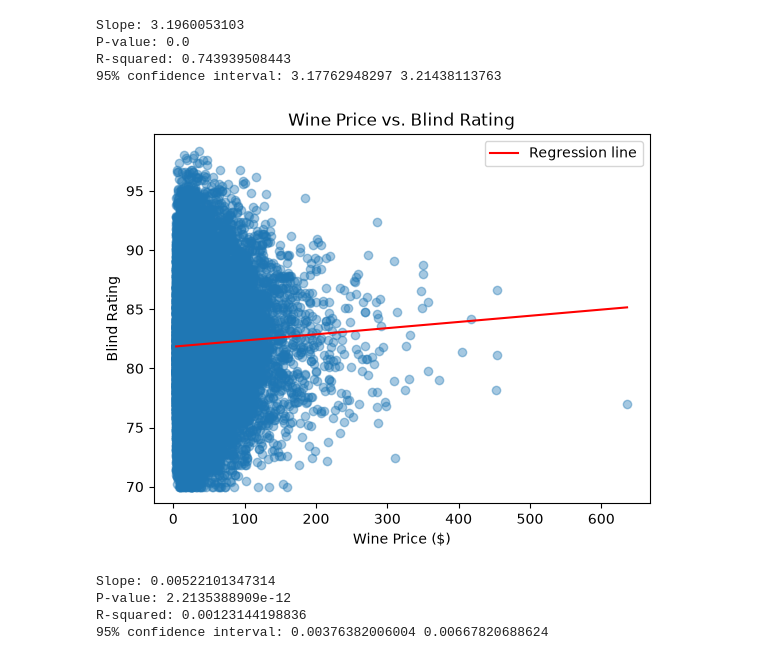
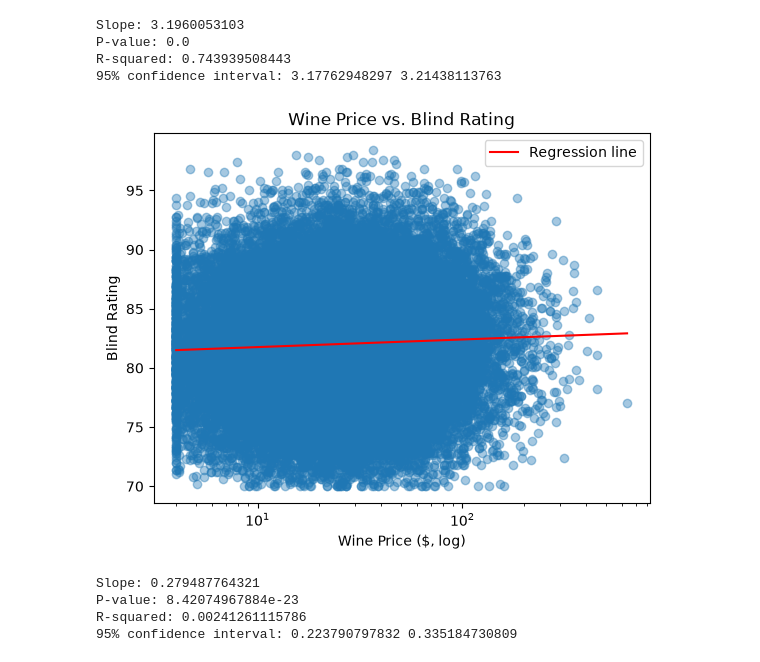
Before and after one commit to jrwhe01/wine_tastevsquailty_data, a Jupyter notebook: wineanalysis.ipynb, the cells around one changed output. Cells and saved outputs as stored; diff of their text form; code cells hidden in the pictures.

```diff
--- a/wineanalysis.ipynb
+++ b/wineanalysis.ipynb
@@ -179,28 +179,30 @@ R-squared: 0.743939508443
 # %%
 #Question 2: Does price effect blind rating?
 Q2 = winedata.select('wine_id', 'blind_rating', 'sighted_rating', 'price')
 
 x = Q2["price"]
 y = Q2["blind_rating"]
 
-slope, intercept = np.polyfit(x, y, 1)
+slope, intercept = np.polyfit(np.log(x), y, 1)
 
 x_line = np.linspace(min(x), max(x), 200)
-y_line = slope * x_line + intercept
+y_line = slope * np.log(x_line) + intercept
 
 plt.scatter(x, y, alpha=0.4)
 plt.plot(x_line, y_line, color='red', label='Regression line')
 
-plt.xlabel("Wine Price ($)")
+plt.xscale("log")
+
+plt.xlabel("Wine Price ($, log)")
 plt.ylabel("Blind Rating")
 plt.title("Wine Price vs. Blind Rating")
 plt.legend()
 plt.show()
 # %% [output]
-[figure, old version]
+[figure, new version]
 # %%
 result2 = linregress(
-    Q2["price"],
+    np.log(Q2["price"]),
     Q2["blind_rating"]
 )
 
@@ -210,8 +212,8 @@ print("R-squared:", result2.rvalue**2)
 print("95% confidence interval:", result2.slope - 1.96 * result2.stderr,
       result2.slope + 1.96 * result2.stderr)
 # %% [output]
-Slope: 0.00522101347314
-P-value: 2.2135388909e-12
-R-squared: 0.00123144198836
-95% confidence interval: 0.00376382006004 0.00667820688624
+Slope: 0.279487764321
+P-value: 8.42074967884e-23
+R-squared: 0.00241261115786
+95% confidence interval: 0.223790797832 0.335184730809
 # %%
```
Also changed, not shown: parts of 1 cell of this notebook.
